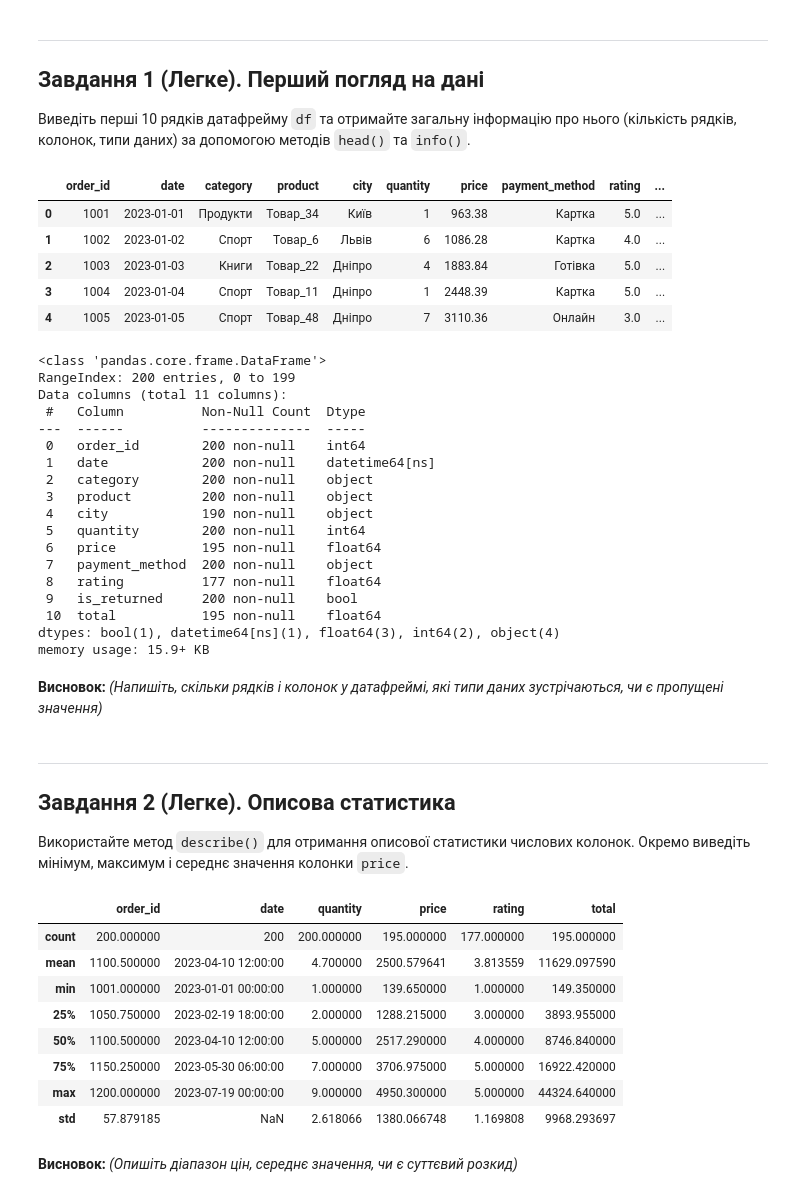
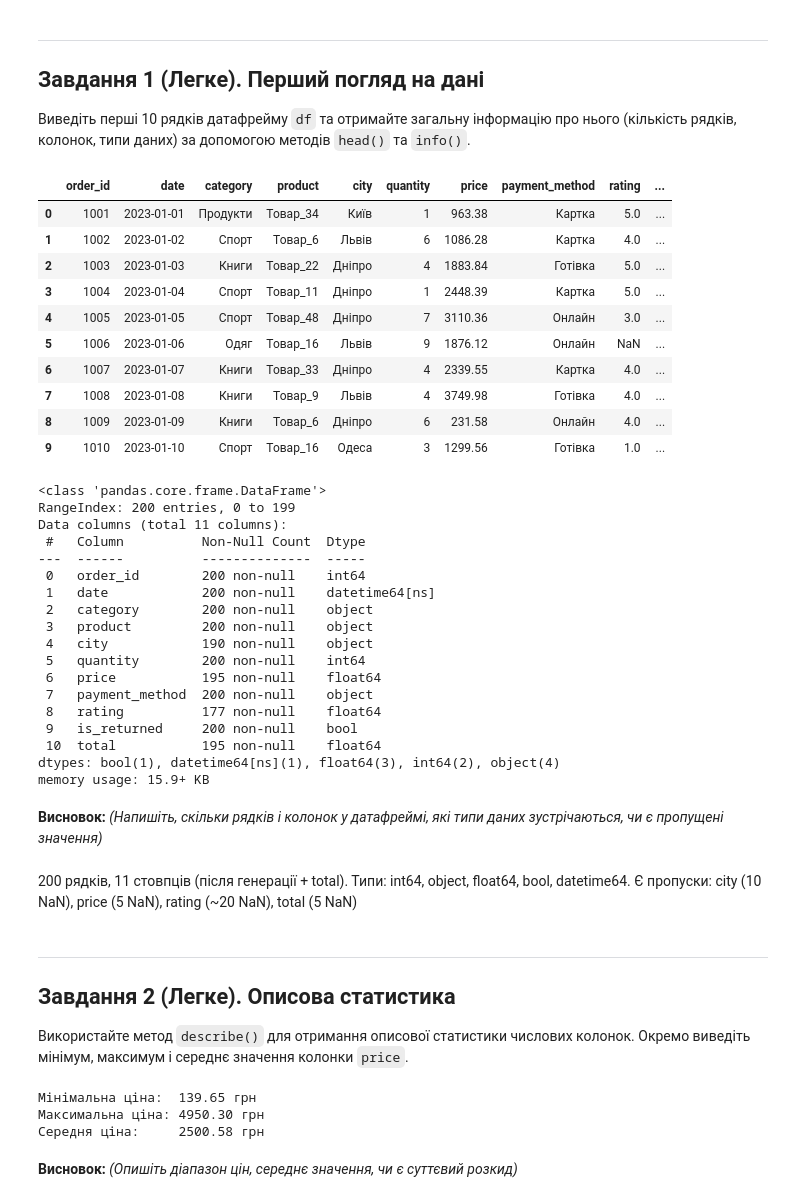
Before and after one commit to DymaStar/DTA_2026, a Jupyter notebook: HW/DimaStarCW+HW_Ul2805_"_pandas_tasks_beginners_DTA_ipynb".ipynb, the cells around one changed output. Cells and saved outputs as stored; diff of their text form; code cells hidden in the pictures.

```diff
--- a/HW/DimaStarCW+HW_Ul2805_"_pandas_tasks_beginners_DTA_ipynb".ipynb
+++ b/HW/DimaStarCW+HW_Ul2805_"_pandas_tasks_beginners_DTA_ipynb".ipynb
@@ -59,16 +59,21 @@ print('Колонки:', list(df.columns))
 Виведіть перші 10 рядків датафрейму `df` та отримайте загальну інформацію про нього (кількість рядків, колонок, типи даних) за допомогою методів `head()` та `info()`.
 # %%
 # Ваш код тут
-display(df.head())
+display(df.head(10))
 df.iloc[1:3, 5:8]
 df.info()
 # %% [output]
 |  | order_id | date | category | product | city | quantity | price | payment_method | rating | ... |
 | 0 | 1001 | 2023-01-01 | Продукти | Товар_34 | Київ | 1 | 963.38 | Картка | 5.0 | ... |
 | 1 | 1002 | 2023-01-02 | Спорт | Товар_6 | Львів | 6 | 1086.28 | Картка | 4.0 | ... |
 | 2 | 1003 | 2023-01-03 | Книги | Товар_22 | Дніпро | 4 | 1883.84 | Готівка | 5.0 | ... |
 | 3 | 1004 | 2023-01-04 | Спорт | Товар_11 | Дніпро | 1 | 2448.39 | Картка | 5.0 | ... |
 | 4 | 1005 | 2023-01-05 | Спорт | Товар_48 | Дніпро | 7 | 3110.36 | Онлайн | 3.0 | ... |
+| 5 | 1006 | 2023-01-06 | Одяг | Товар_16 | Львів | 9 | 1876.12 | Онлайн | NaN | ... |
+| 6 | 1007 | 2023-01-07 | Книги | Товар_33 | Дніпро | 4 | 2339.55 | Картка | 4.0 | ... |
+| 7 | 1008 | 2023-01-08 | Книги | Товар_9 | Львів | 4 | 3749.98 | Готівка | 4.0 | ... |
+| 8 | 1009 | 2023-01-09 | Книги | Товар_6 | Дніпро | 6 | 231.58 | Онлайн | 4.0 | ... |
+| 9 | 1010 | 2023-01-10 | Спорт | Товар_16 | Одеса | 3 | 1299.56 | Готівка | 1.0 | ... |
 <class 'pandas.core.frame.DataFrame'>
 RangeIndex: 200 entries, 0 to 199
 Data columns (total 11 columns):
@@ -89,23 +94,30 @@ dtypes: bool(1), datetime64[ns](1), float64(3), int64(2), object(4)
 memory usage: 15.9+ KB
 # %% [markdown]
 **Висновок:** *(Напишіть, скільки рядків і колонок у датафреймі, які типи даних зустрічаються, чи є пропущені значення)*
+# %% [markdown]
+ 200 рядків, 11 стовпців (після генерації + total).
+ Типи: int64, object, float64, bool, datetime64.
+ Є пропуски: city (10 NaN), price (5 NaN), rating (~20 NaN), total (5 NaN)
 # %% [markdown]
 ---
 ## Завдання 2 (Легке). Описова статистика
 
 Використайте метод `describe()` для отримання описової статистики числових колонок. Окремо виведіть мінімум, максимум і середнє значення колонки `price`.
-# %%
-# Ваш код тут
-df.describe()
-# %% [output]
-|  | order_id | date | quantity | price | rating | total |
-| count | 200.000000 | 200 | 200.000000 | 195.000000 | 177.000000 | 195.000000 |
-| mean | 1100.500000 | 2023-04-10 12:00:00 | 4.700000 | 2500.579641 | 3.813559 | 11629.097590 |
-| min | 1001.000000 | 2023-01-01 00:00:00 | 1.000000 | 139.650000 | 1.000000 | 149.350000 |
-| 25% | 1050.750000 | 2023-02-19 18:00:00 | 2.000000 | 1288.215000 | 3.000000 | 3893.955000 |
-| 50% | 1100.500000 | 2023-04-10 12:00:00 | 5.000000 | 2517.290000 | 4.000000 | 8746.840000 |
-| 75% | 1150.250000 | 2023-05-30 06:00:00 | 7.000000 | 3706.975000 | 5.000000 | 16922.420000 |
-| max | 1200.000000 | 2023-07-19 00:00:00 | 9.000000 | 4950.300000 | 5.000000 | 44324.640000 |
-| std | 57.879185 | NaN | 2.618066 | 1380.066748 | 1.169808 | 9968.293697 |
+# %%
+# Ваш код тут
+df.describe()
+# Окремо для price
+price_min  = df['price'].min()
+price_max  = df['price'].max()
+price_mean = df['price'].mean()
+
+# f-рядок: {змінна:.2f} → два знаки після коми
+print(f"Мінімальна ціна:  {price_min:.2f} грн")
+print(f"Максимальна ціна: {price_max:.2f} грн")
+print(f"Середня ціна:     {price_mean:.2f} грн")
+# %% [output]
+Мінімальна ціна:  139.65 грн
+Максимальна ціна: 4950.30 грн
+Середня ціна:     2500.58 грн
 # %% [markdown]
 **Висновок:** *(Опишіть діапазон цін, середнє значення, чи є суттєвий розкид)*
```
Also changed, not shown: parts of 44 cells of this notebook.
